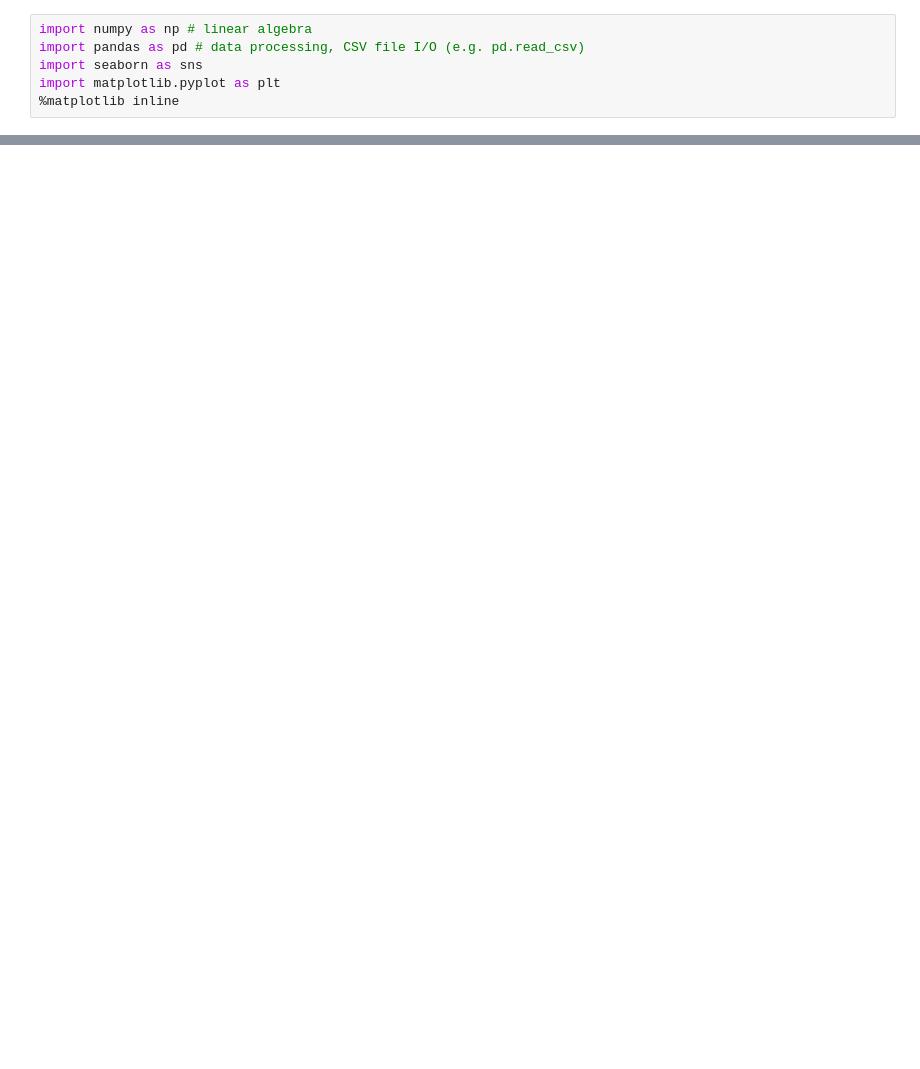
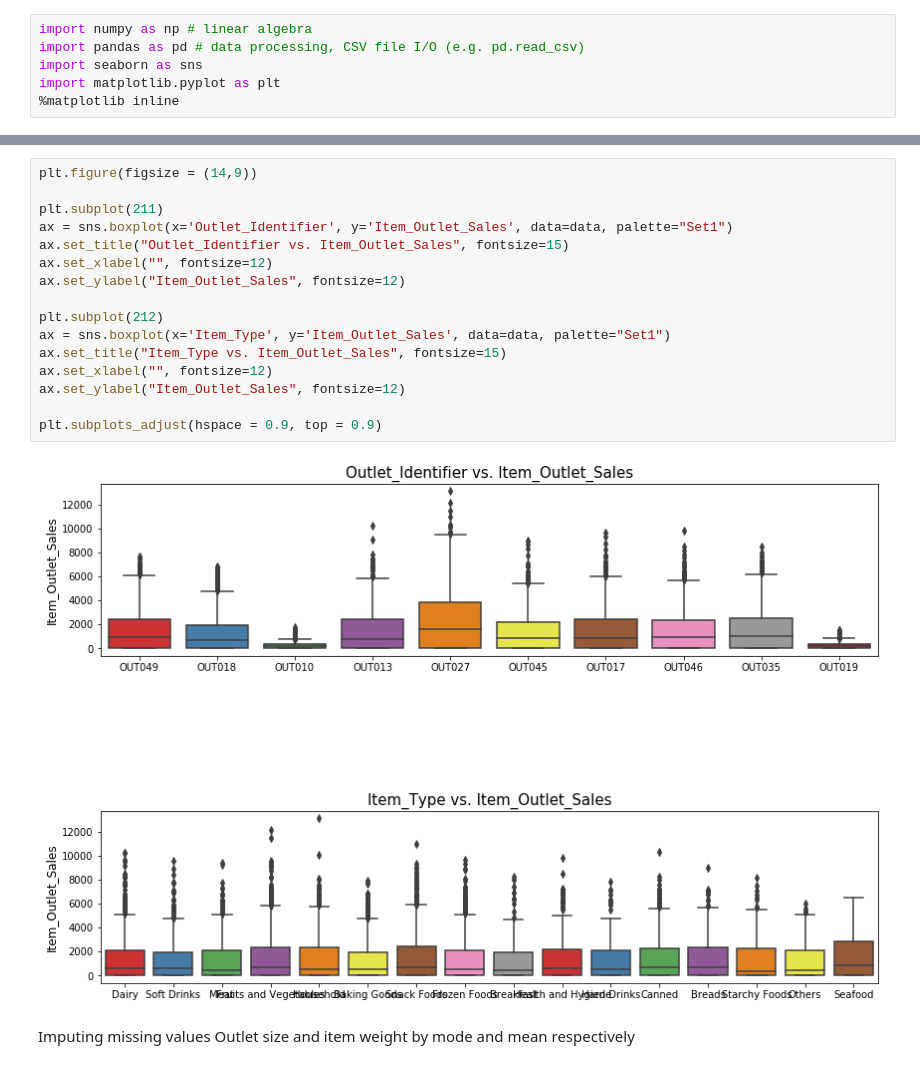
Before and after one commit to pgupta93/BigMartSales-Prediction, a Jupyter notebook: BigMart Sales Prediction.ipynb, the cells around one changed output, grey strips where cells are left out. Saved outputs shown, nothing was run; the diff lists cells and outputs as text; blank space fills up the shorter version.

```diff
--- a/BigMart Sales Prediction.ipynb
+++ b/BigMart Sales Prediction.ipynb
@@ -11,0 +221,20 @@ FileNotFoundError: [WinError 3] The system cannot find the path specified: '../i
+# %%
+plt.figure(figsize = (14,9))
+
+plt.subplot(211)
+ax = sns.boxplot(x='Outlet_Identifier', y='Item_Outlet_Sales', data=data, palette="Set1")
+ax.set_title("Outlet_Identifier vs. Item_Outlet_Sales", fontsize=15)
+ax.set_xlabel("", fontsize=12)
+ax.set_ylabel("Item_Outlet_Sales", fontsize=12)
+
+plt.subplot(212)
+ax = sns.boxplot(x='Item_Type', y='Item_Outlet_Sales', data=data, palette="Set1")
+ax.set_title("Item_Type vs. Item_Outlet_Sales", fontsize=15)
+ax.set_xlabel("", fontsize=12)
+ax.set_ylabel("Item_Outlet_Sales", fontsize=12)
+
+plt.subplots_adjust(hspace = 0.9, top = 0.9)
+# %% [output]
+[figure, added]
+# %% [markdown]
+Imputing missing values Outlet size and item weight by mode and mean respectively
```
Also changed, not shown: parts of 46 cells of this notebook.
